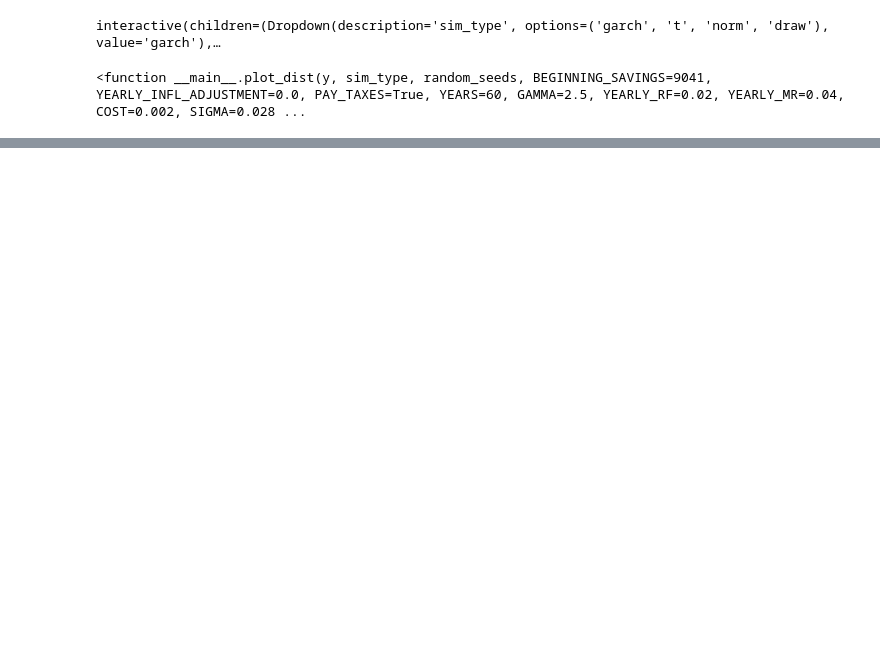
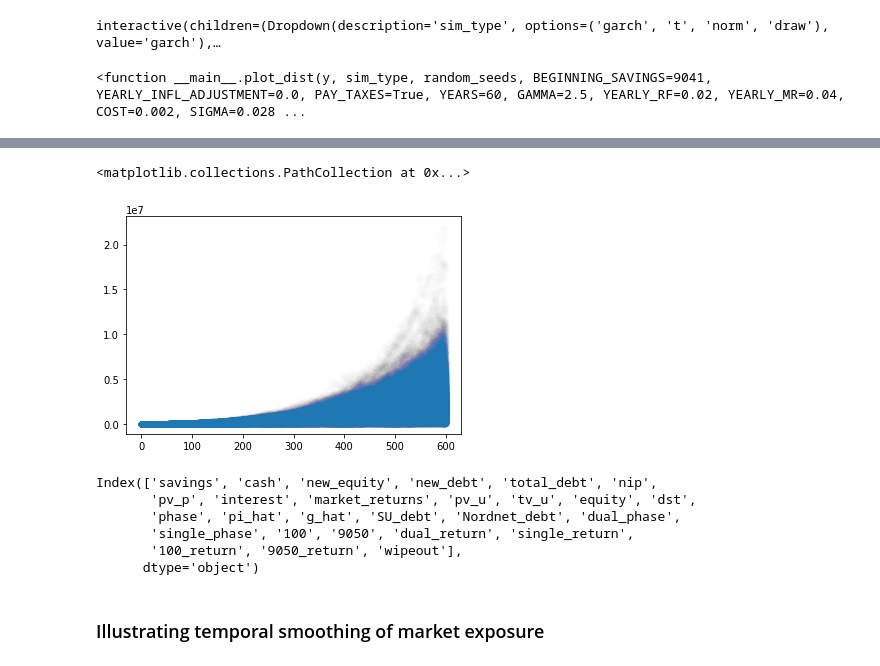
Before and after one commit to neriksen/applied_finance, a Jupyter notebook: distribution_of_returns.ipynb, the cells around one changed output, grey strips where cells are left out. Cells and saved outputs as stored; diff of their text form; code cells hidden in the pictures; blank space fills up the shorter version.

```diff
--- a/distribution_of_returns.ipynb
+++ b/distribution_of_returns.ipynb
@@ -71,0 +170,18 @@ interactive(children=(Dropdown(description='sim_type', options=('garch', 't', 'n
+# %%
+parameter = '100'
+df = ports.loc[:, [parameter]].reset_index()
+plt.scatter(x=df['period'], y=df[parameter], alpha=0.002)
+# %% [output]
+<matplotlib.collections.PathCollection at 0x...>
+[figure, added]
+# %%
+ports.columns
+# %% [output]
+Index(['savings', 'cash', 'new_equity', 'new_debt', 'total_debt', 'nip',
+       'pv_p', 'interest', 'market_returns', 'pv_u', 'tv_u', 'equity', 'dst',
+       'phase', 'pi_hat', 'g_hat', 'SU_debt', 'Nordnet_debt', 'dual_phase',
+       'single_phase', '100', '9050', 'dual_return', 'single_return',
+       '100_return', '9050_return', 'wipeout'],
+      dtype='object')
+# %% [markdown]
+### Illustrating temporal smoothing of market exposure
```
Also changed, not shown: parts of 18 cells of this notebook.
